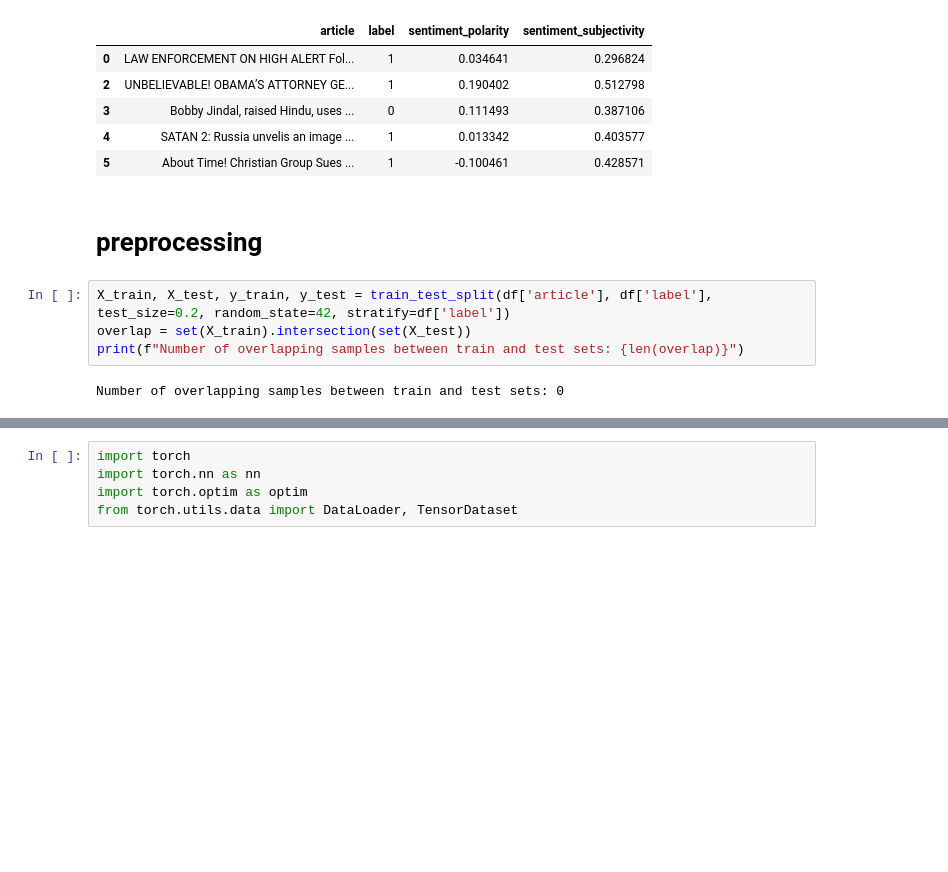
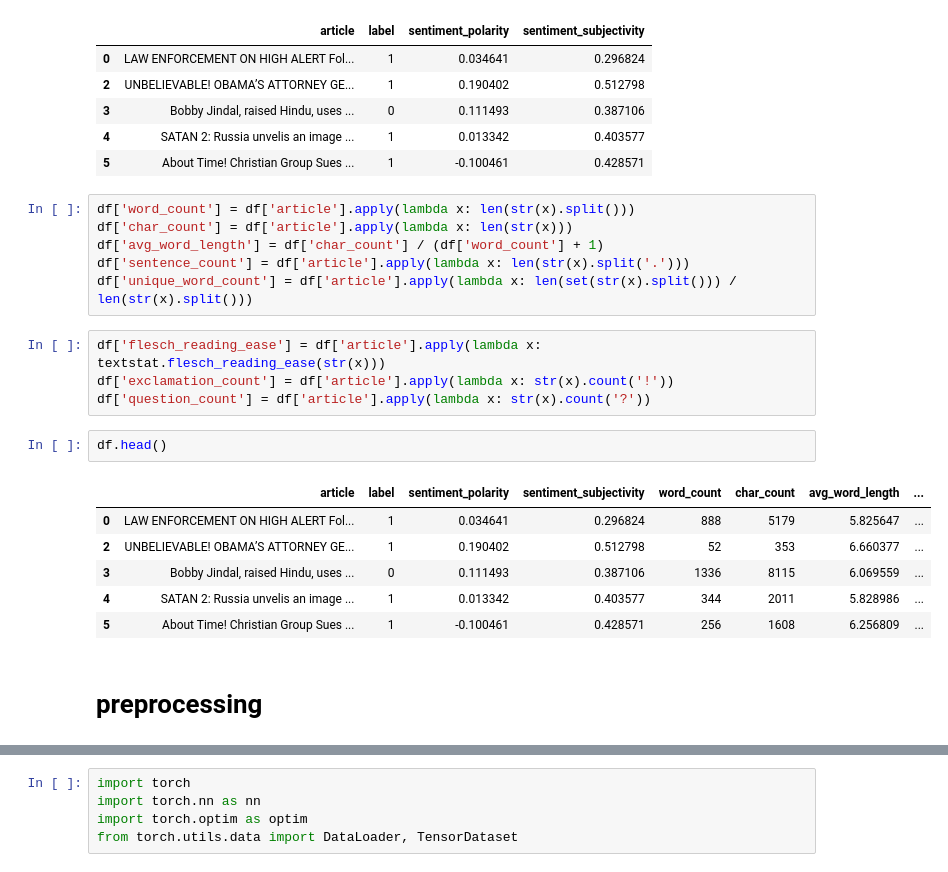
Before and after one commit to ronakjain1234/DataScienceLabFinalProject, a Jupyter notebook: DataPreprocessing/NN.ipynb, the cells around one changed output, grey strips where cells are left out. Saved outputs shown, nothing was run; the diff lists cells and outputs as text; blank space fills up the shorter version.

```diff
--- a/DataPreprocessing/NN.ipynb
+++ b/DataPreprocessing/NN.ipynb
@@ -96,14 +97,27 @@ df.head()
 | 3 | Bobby Jindal, raised Hindu, uses ... | 0 | 0.111493 | 0.387106 |
 | 4 | SATAN 2: Russia unvelis an image ... | 1 | 0.013342 | 0.403577 |
 | 5 | About Time! Christian Group Sues ... | 1 | -0.100461 | 0.428571 |
+# %%
+df['word_count'] = df['article'].apply(lambda x: len(str(x).split()))
+df['char_count'] = df['article'].apply(lambda x: len(str(x)))
+df['avg_word_length'] = df['char_count'] / (df['word_count'] + 1)
+df['sentence_count'] = df['article'].apply(lambda x: len(str(x).split('.')))
+df['unique_word_count'] = df['article'].apply(lambda x: len(set(str(x).split())) / len(str(x).split()))
+# %%
+df['flesch_reading_ease'] = df['article'].apply(lambda x: textstat.flesch_reading_ease(str(x)))
+df['exclamation_count'] = df['article'].apply(lambda x: str(x).count('!'))
+df['question_count'] = df['article'].apply(lambda x: str(x).count('?'))
+# %%
+df.head()
+# %% [output]
+|  | article | label | sentiment_polarity | sentiment_subjectivity | word_count | char_count | avg_word_length | ... |
+| 0 | LAW ENFORCEMENT ON HIGH ALERT Fol... | 1 | 0.034641 | 0.296824 | 888 | 5179 | 5.825647 | ... |
+| 2 | UNBELIEVABLE! OBAMA’S ATTORNEY GE... | 1 | 0.190402 | 0.512798 | 52 | 353 | 6.660377 | ... |
+| 3 | Bobby Jindal, raised Hindu, uses ... | 0 | 0.111493 | 0.387106 | 1336 | 8115 | 6.069559 | ... |
+| 4 | SATAN 2: Russia unvelis an image ... | 1 | 0.013342 | 0.403577 | 344 | 2011 | 5.828986 | ... |
+| 5 | About Time! Christian Group Sues ... | 1 | -0.100461 | 0.428571 | 256 | 1608 | 6.256809 | ... |
 # %% [markdown]
 # preprocessing
-# %%
-X_train, X_test, y_train, y_test = train_test_split(df['article'], df['label'], test_size=0.2, random_state=42, stratify=df['label'])
-overlap = set(X_train).intersection(set(X_test))
-print(f"Number of overlapping samples between train and test sets: {len(overlap)}")
-# %% [output]
-Number of overlapping samples between train and test sets: 0
 # %%
 def preprocess_text(text):
     # Lowercase the text
```
Also changed, not shown: parts of 11 cells of this notebook.
